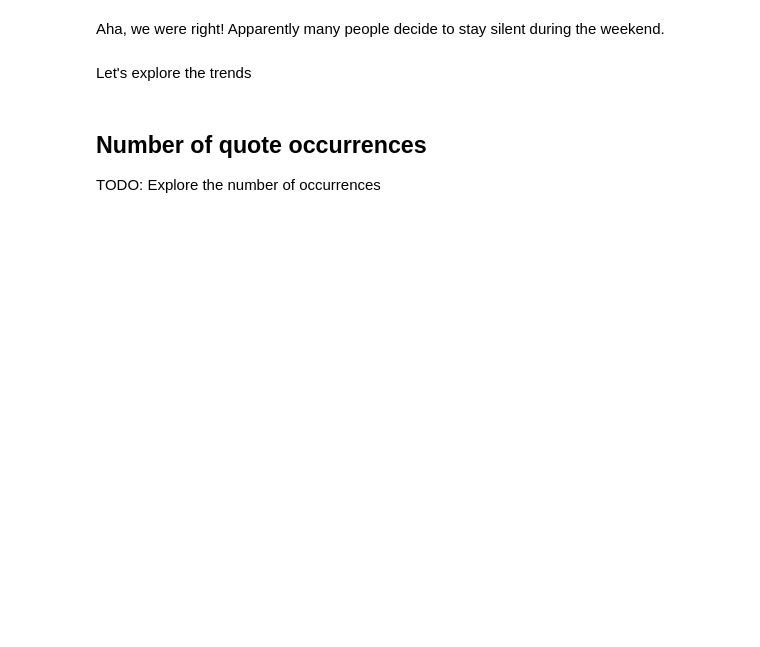
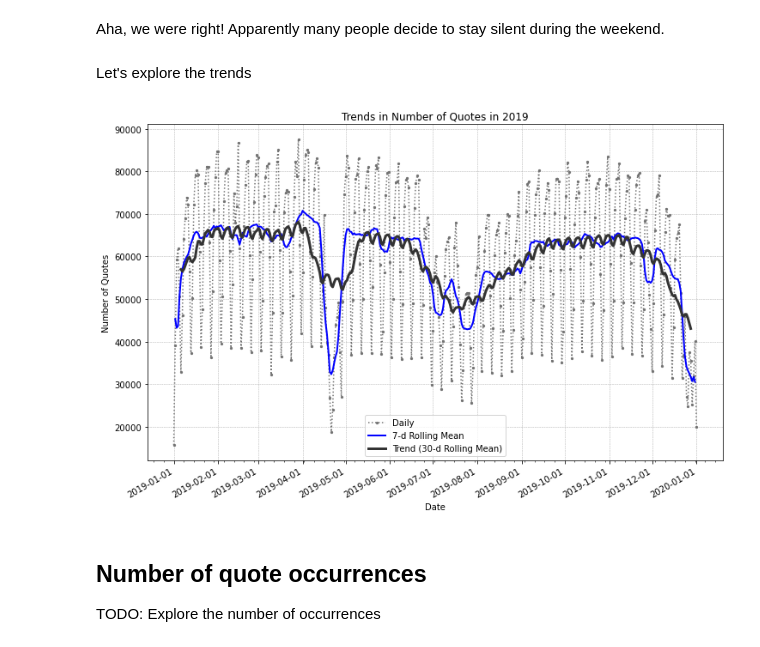
Before and after one commit to epfl-ada/ada-2021-project-hivemind, a Jupyter notebook: quotes_eda.ipynb, the cells around one changed output. Saved outputs shown, nothing was run; the diff lists cells and outputs as text; code cells hidden in the pictures; blank space fills up the shorter version.

```diff
--- a/quotes_eda.ipynb
+++ b/quotes_eda.ipynb
@@ -184,31 +304,33 @@ quote_trends_30 = quote_trends_daily["n_quotes"].rolling(window=30, center=True,
 # %%
 # Plot daily, 7-day rolling mean, and 30-day rolling mean
 fig, ax = plt.subplots(1, figsize=(12, 8))
 ax.plot(number_of_quotes_per_day_2019, marker=".", markersize=4.5, color="0.45", linestyle="dotted", label="Daily")
 ax.plot(quote_trends_7, linewidth=2, label='7-d Rolling Mean', color="b")
 ax.plot(quote_trends_30, color="0.2", linewidth=3, label="Trend (30-d Rolling Mean)")
 
-# Major ticks every week.
+# Major ticks every month.
+fmt_month = mdates.MonthLocator(interval=1)
+ax.xaxis.set_major_locator(fmt_month)
+
+# Minor ticks every week.
 fmt_week = mdates.WeekdayLocator(interval=1)
-ax.xaxis.set_major_locator(fmt_week)
-
-# Minor ticks every day.
-fmt_day = mdates.DayLocator(interval=1)
-ax.xaxis.set_minor_locator(fmt_day)
+ax.xaxis.set_minor_locator(fmt_week)
 
 # Text in the x axis will be displayed in 'YYYY-mm-dd' format.
 ax.xaxis.set_major_formatter(mdates.DateFormatter("%Y-%m-%d"))
 
 ax.legend()
 ax.grid(True, linewidth=0.5, linestyle="--")
 ax.set_xlabel("Date")
 ax.set_ylabel("Number of Quotes")
 ax.set_title("Trends in Number of Quotes in 2019")
 
 # Rotates and right aligns the x labels, and moves the bottom of the
 # axes up to make room for them.
 fig.autofmt_xdate()
 plt.show()
+# %% [output]
+[figure, added]
 # %% [markdown]
 ## Number of quote occurrences
 
```
Also changed, not shown: parts of 31 cells of this notebook, 1 other file.
